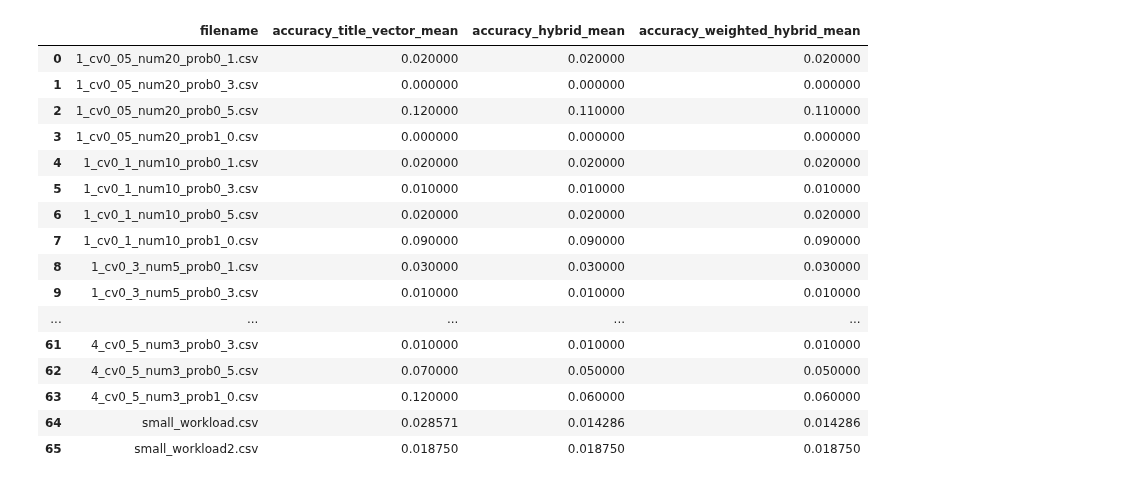
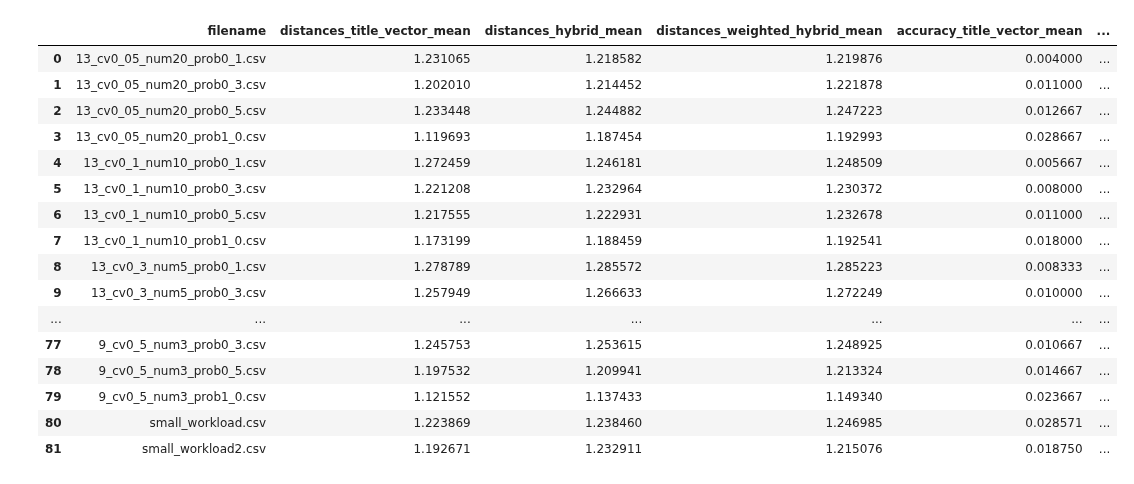
Before and after one commit to zyang37/beyond_vector_search, a Jupyter notebook: testing/stats_view.ipynb, the cells around one changed output. Saved outputs shown, nothing was run; the diff lists cells and outputs as text; code cells hidden in the pictures.

```diff
--- a/testing/stats_view.ipynb
+++ b/testing/stats_view.ipynb
@@ -1,28 +1,28 @@
 # %%
 import pandas as pd
 # %%
-df = pd.read_csv("stats.csv")
+df = pd.read_csv("stats_good.do_not_delete")
 pd.set_option("display.max_rows", None)
 
 mean_columns = [col for col in df.columns if "mean" in col or "filename" in col]
 
 df_mean = df[mean_columns]
 df_mean
 # %% [output]
-|  | filename | accuracy_title_vector_mean | accuracy_hybrid_mean | accuracy_weighted_hybrid_mean |
-| 0 | 1_cv0_05_num20_prob0_1.csv | 0.020000 | 0.020000 | 0.020000 |
-| 1 | 1_cv0_05_num20_prob0_3.csv | 0.000000 | 0.000000 | 0.000000 |
-| 2 | 1_cv0_05_num20_prob0_5.csv | 0.120000 | 0.110000 | 0.110000 |
-| 3 | 1_cv0_05_num20_prob1_0.csv | 0.000000 | 0.000000 | 0.000000 |
-| 4 | 1_cv0_1_num10_prob0_1.csv | 0.020000 | 0.020000 | 0.020000 |
-| 5 | 1_cv0_1_num10_prob0_3.csv | 0.010000 | 0.010000 | 0.010000 |
-| 6 | 1_cv0_1_num10_prob0_5.csv | 0.020000 | 0.020000 | 0.020000 |
-| 7 | 1_cv0_1_num10_prob1_0.csv | 0.090000 | 0.090000 | 0.090000 |
-| 8 | 1_cv0_3_num5_prob0_1.csv | 0.030000 | 0.030000 | 0.030000 |
-| 9 | 1_cv0_3_num5_prob0_3.csv | 0.010000 | 0.010000 | 0.010000 |
-| ... | ... | ... | ... | ... |
-| 61 | 4_cv0_5_num3_prob0_3.csv | 0.010000 | 0.010000 | 0.010000 |
-| 62 | 4_cv0_5_num3_prob0_5.csv | 0.070000 | 0.050000 | 0.050000 |
-| 63 | 4_cv0_5_num3_prob1_0.csv | 0.120000 | 0.060000 | 0.060000 |
-| 64 | small_workload.csv | 0.028571 | 0.014286 | 0.014286 |
-| 65 | small_workload2.csv | 0.018750 | 0.018750 | 0.018750 |
+|  | filename | distances_title_vector_mean | distances_hybrid_mean | distances_weighted_hybrid_mean | accuracy_title_vector_mean | ... |
+| 0 | 13_cv0_05_num20_prob0_1.csv | 1.231065 | 1.218582 | 1.219876 | 0.004000 | ... |
+| 1 | 13_cv0_05_num20_prob0_3.csv | 1.202010 | 1.214452 | 1.221878 | 0.011000 | ... |
+| 2 | 13_cv0_05_num20_prob0_5.csv | 1.233448 | 1.244882 | 1.247223 | 0.012667 | ... |
+| 3 | 13_cv0_05_num20_prob1_0.csv | 1.119693 | 1.187454 | 1.192993 | 0.028667 | ... |
+| 4 | 13_cv0_1_num10_prob0_1.csv | 1.272459 | 1.246181 | 1.248509 | 0.005667 | ... |
+| 5 | 13_cv0_1_num10_prob0_3.csv | 1.221208 | 1.232964 | 1.230372 | 0.008000 | ... |
+| 6 | 13_cv0_1_num10_prob0_5.csv | 1.217555 | 1.222931 | 1.232678 | 0.011000 | ... |
+| 7 | 13_cv0_1_num10_prob1_0.csv | 1.173199 | 1.188459 | 1.192541 | 0.018000 | ... |
+| 8 | 13_cv0_3_num5_prob0_1.csv | 1.278789 | 1.285572 | 1.285223 | 0.008333 | ... |
+| 9 | 13_cv0_3_num5_prob0_3.csv | 1.257949 | 1.266633 | 1.272249 | 0.010000 | ... |
+| ... | ... | ... | ... | ... | ... | ... |
+| 77 | 9_cv0_5_num3_prob0_3.csv | 1.245753 | 1.253615 | 1.248925 | 0.010667 | ... |
+| 78 | 9_cv0_5_num3_prob0_5.csv | 1.197532 | 1.209941 | 1.213324 | 0.014667 | ... |
+| 79 | 9_cv0_5_num3_prob1_0.csv | 1.121552 | 1.137433 | 1.149340 | 0.023667 | ... |
+| 80 | small_workload.csv | 1.223869 | 1.238460 | 1.246985 | 0.028571 | ... |
+| 81 | small_workload2.csv | 1.192671 | 1.232911 | 1.215076 | 0.018750 | ... |
```
Also changed, not shown: 2 other files.
